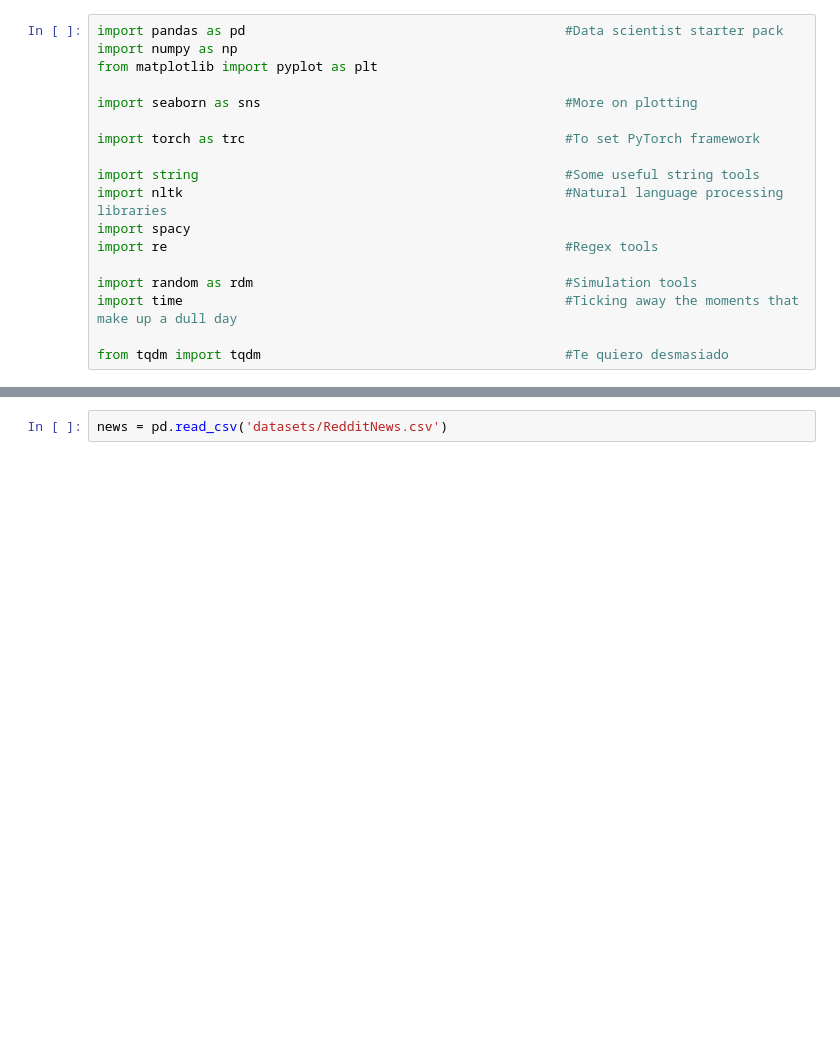
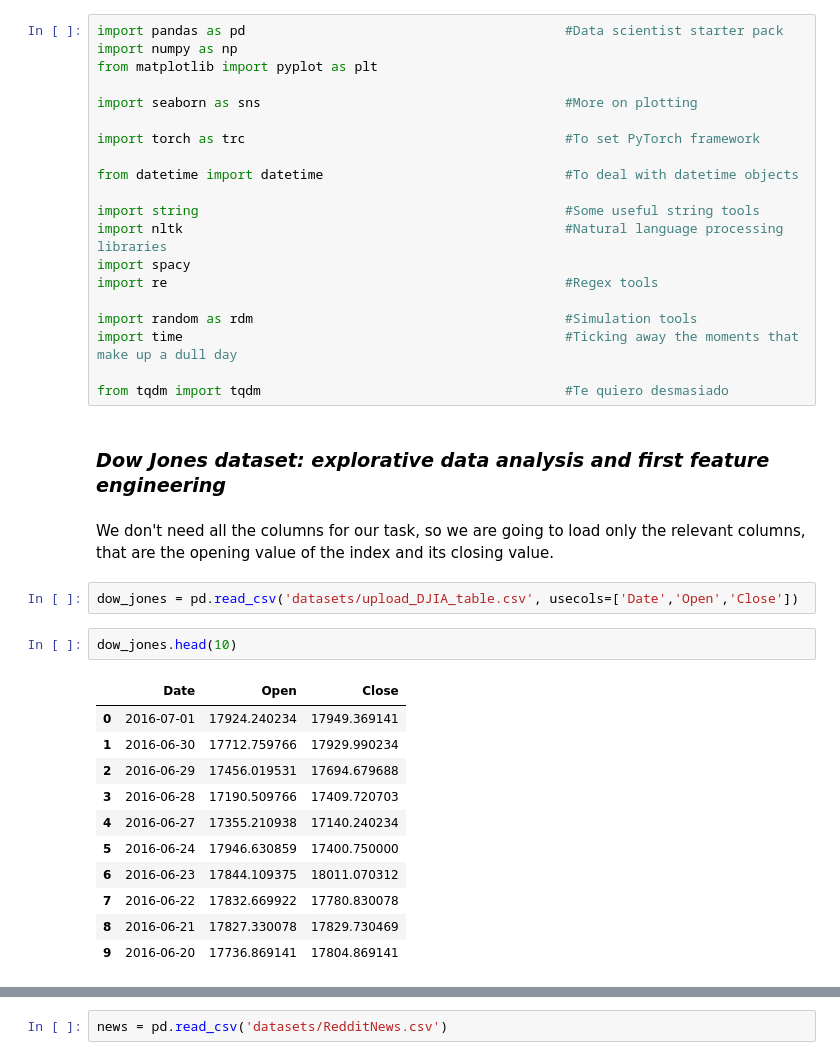
Before and after one commit to LeoDiNino97/FDS_final_project, a Jupyter notebook: main.ipynb, the cells around one changed output, grey strips where cells are left out. Saved outputs shown, nothing was run; the diff lists cells and outputs as text; blank space fills up the shorter version.

```diff
--- a/main.ipynb
+++ b/main.ipynb
@@ -6,6 +6,8 @@ from matplotlib import pyplot as plt
 import seaborn as sns                                       #More on plotting
 
 import torch as trc                                         #To set PyTorch framework
+
+from datetime import datetime                               #To deal with datetime objects
 
 import string                                               #Some useful string tools
 import nltk                                                 #Natural language processing libraries
@@ -16,3 +18,23 @@ import random as rdm                                        #Simulation tools
 import time                                                 #Ticking away the moments that make up a dull day
 
 from tqdm import tqdm                                       #Te quiero desmasiado
+# %% [markdown]
+### *Dow Jones dataset: explorative data analysis and first feature engineering*
+# %% [markdown]
+We don't need all the columns for our task, so we are going to load only the relevant columns, that are the opening value of the index and its closing value.
+# %%
+dow_jones = pd.read_csv('datasets/upload_DJIA_table.csv', usecols=['Date','Open','Close'])
+# %%
+dow_jones.head(10)
+# %% [output]
+|  | Date | Open | Close |
+| 0 | 2016-07-01 | 17924.240234 | 17949.369141 |
+| 1 | 2016-06-30 | 17712.759766 | 17929.990234 |
+| 2 | 2016-06-29 | 17456.019531 | 17694.679688 |
+| 3 | 2016-06-28 | 17190.509766 | 17409.720703 |
+| 4 | 2016-06-27 | 17355.210938 | 17140.240234 |
+| 5 | 2016-06-24 | 17946.630859 | 17400.750000 |
+| 6 | 2016-06-23 | 17844.109375 | 18011.070312 |
+| 7 | 2016-06-22 | 17832.669922 | 17780.830078 |
+| 8 | 2016-06-21 | 17827.330078 | 17829.730469 |
+| 9 | 2016-06-20 | 17736.869141 | 17804.869141 |
```
Also changed, not shown: parts of 28 cells of this notebook.
